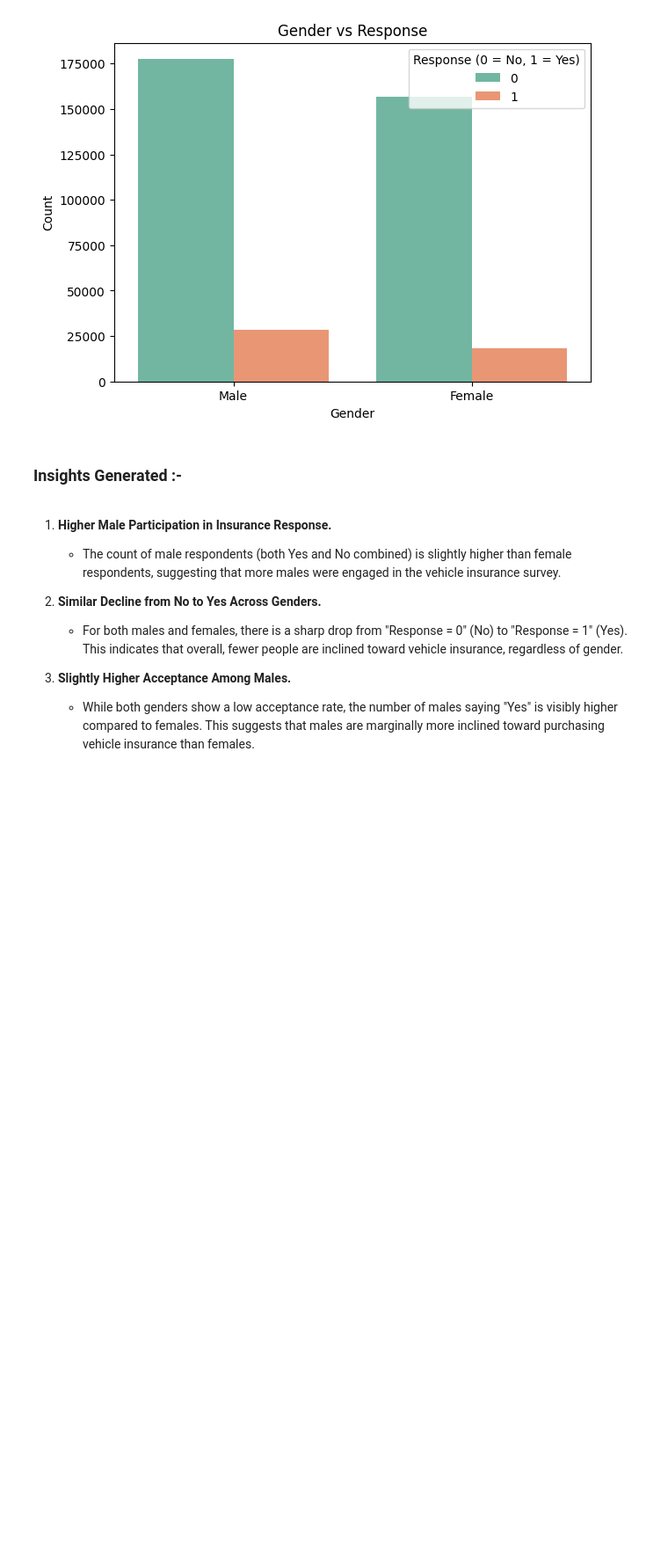
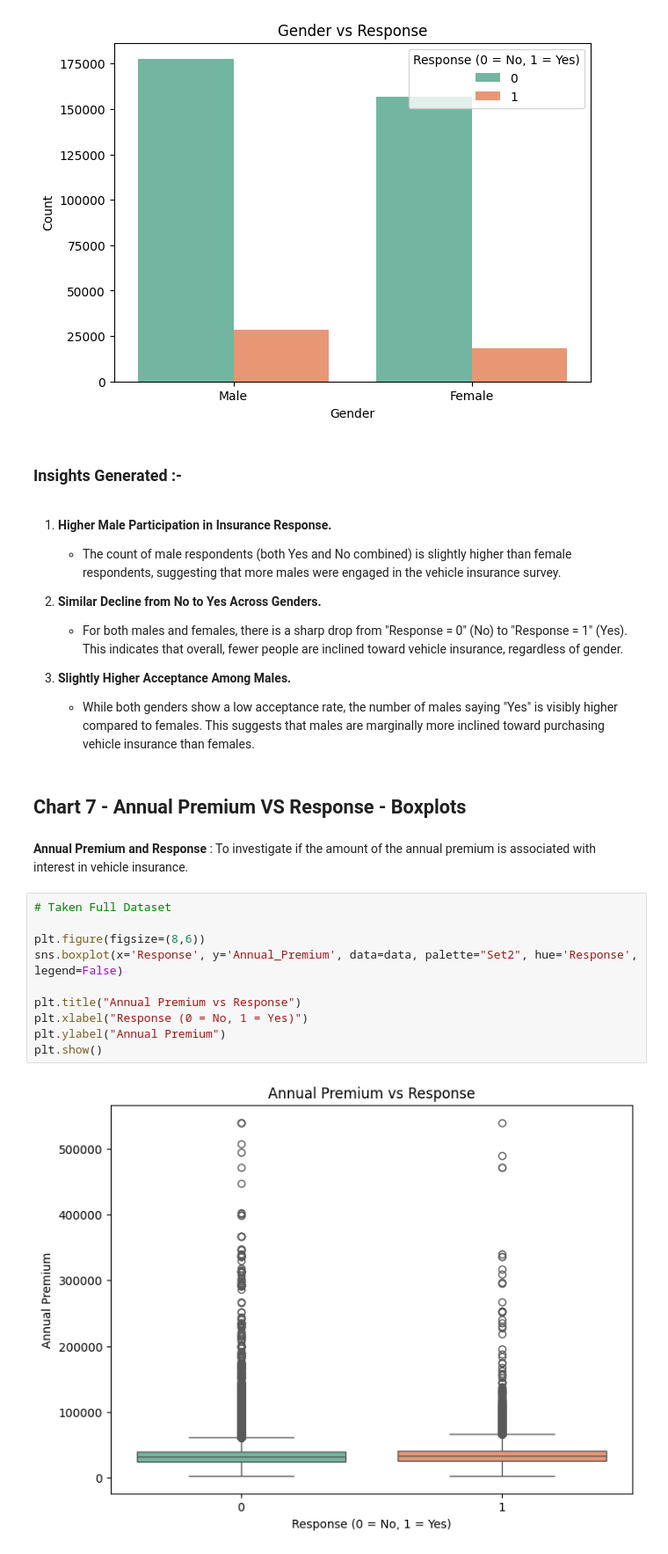
Before and after one commit to Ash99-commits/ML_Health_Insurance_Customers_CrossSell_Prediction, a Jupyter notebook: Health2Vehicle_CrossSell_Insurance_Prediction_by_Ashwani_Kumar_Patra.ipynb, the cells around one changed output. Shown: that part at 88% size. Cells and saved outputs as stored; diff of their text form; blank space fills up the shorter version.

Commit message:
Successfully visualized and driven insights from Chart 7 - Annual Premium VS Response - Boxplots.

```diff
--- a/Health2Vehicle_CrossSell_Insurance_Prediction_by_Ashwani_Kumar_Patra.ipynb
+++ b/Health2Vehicle_CrossSell_Insurance_Prediction_by_Ashwani_Kumar_Patra.ipynb
@@ -405,3 +405,19 @@ plt.show()
 
 3. **Slightly Higher Acceptance Among Males.**
     * While both genders show a low acceptance rate, the number of males saying "Yes" is visibly higher compared to females. This suggests that males are marginally more inclined toward purchasing vehicle insurance than females.
+# %% [markdown]
+## Chart 7 - Annual Premium VS Response - Boxplots
+# %% [markdown]
+**Annual Premium and Response** : To investigate if the amount of the annual premium is associated with interest in vehicle insurance.
+# %%
+# Taken Full Dataset
+
+plt.figure(figsize=(8,6))
+sns.boxplot(x='Response', y='Annual_Premium', data=data, palette="Set2", hue='Response', legend=False)
+
+plt.title("Annual Premium vs Response")
+plt.xlabel("Response (0 = No, 1 = Yes)")
+plt.ylabel("Annual Premium")
+plt.show()
+# %% [output]
+[figure, added]
```
Also changed, not shown: parts of 4 cells of this notebook.
